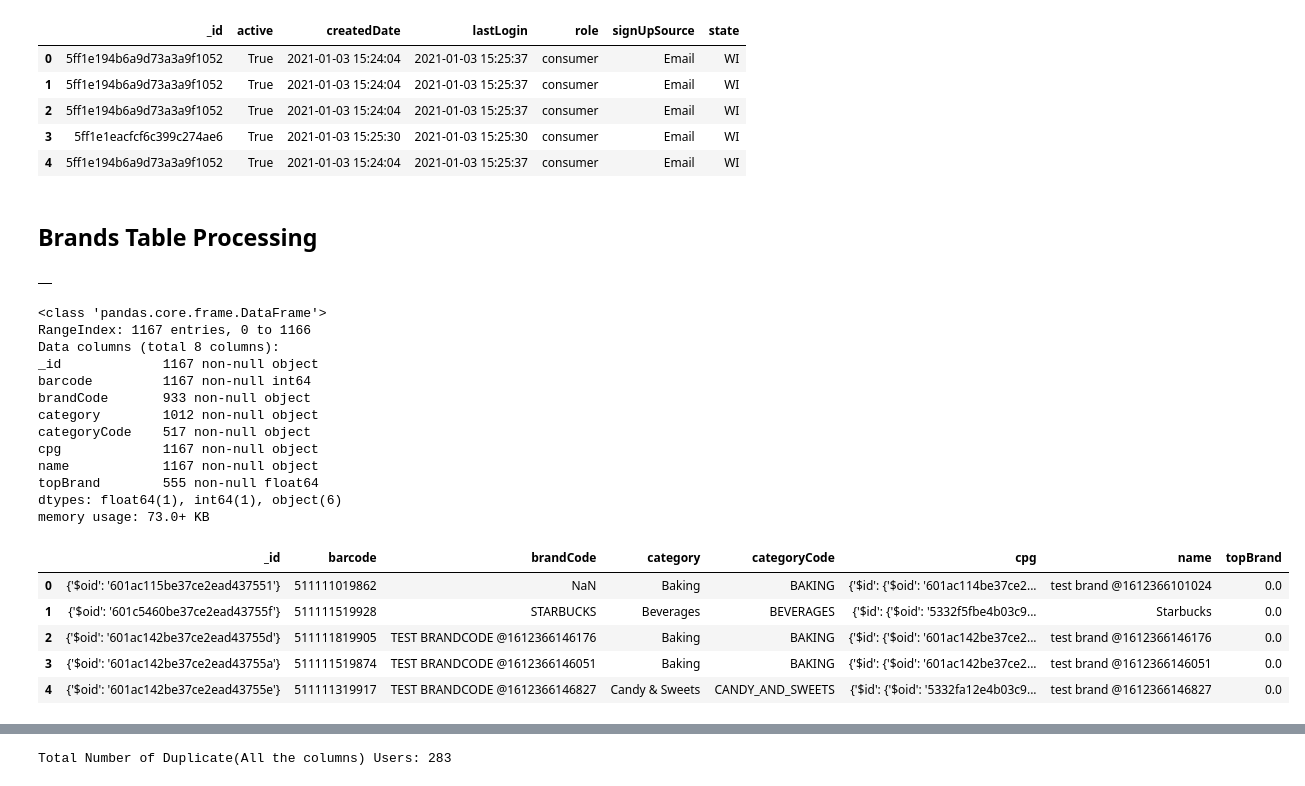
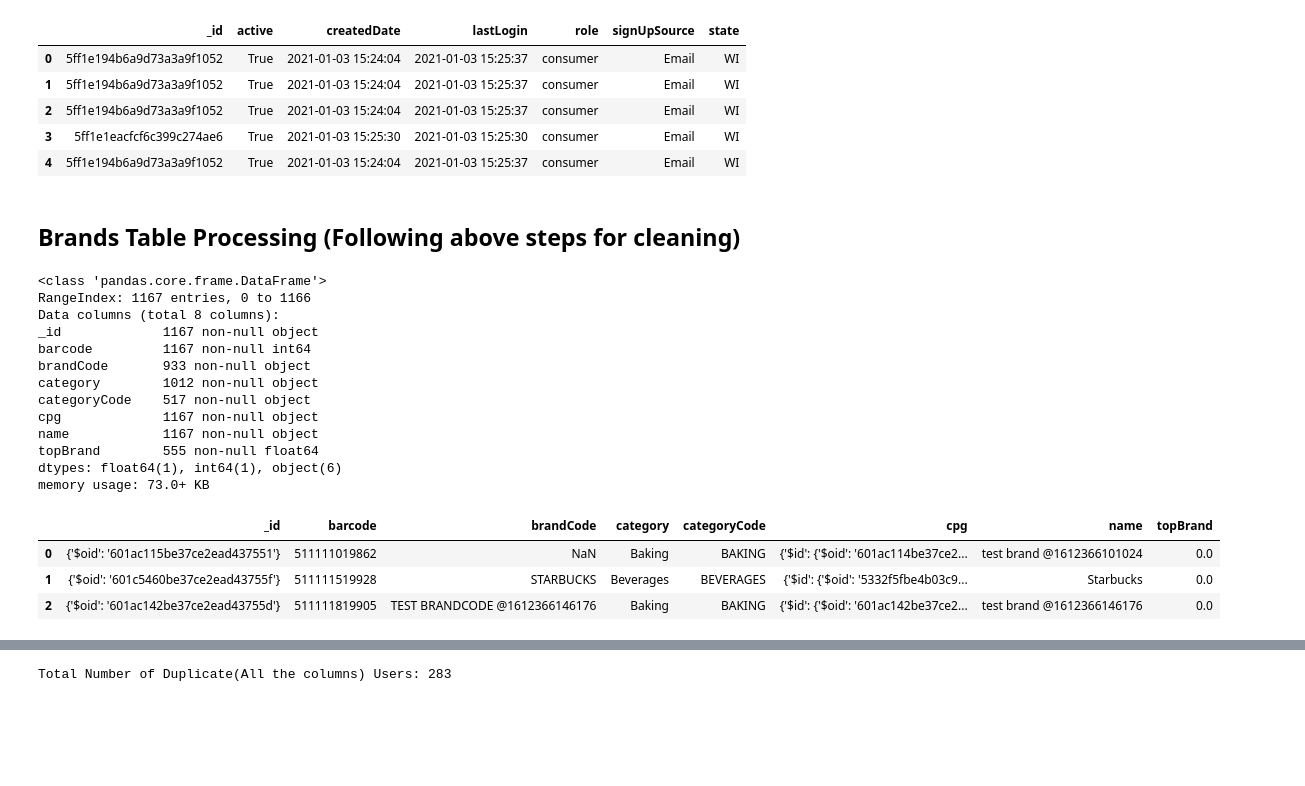
Before and after one commit to VirajMShukla/Data-Assessment---fetch_rewards-, a Jupyter notebook: fetch_rewards_coding.ipynb, the cells around one changed output, grey strips where cells are left out. Saved outputs shown, nothing was run; the diff lists cells and outputs as text; code cells hidden in the pictures; blank space fills up the shorter version.

```diff
--- a/fetch_rewards_coding.ipynb
+++ b/fetch_rewards_coding.ipynb
@@ -202,43 +227,29 @@ users.head()
 # %%
 users.to_csv('userstosql.csv')
 # %% [markdown]
-## Brands Table Processing
+## Brands Table Processing (Following above steps for cleaning)
-# %%
-l1 = []
-for i in range(len(brands)):
-    try:
-        l1.append(brands['cpg'].iloc[i])
-    except:
-        #print(brands['cpg'].iloc[i])
-        pass
-df_cpg = pd.DataFrame(l1)
-df_cpg.head()
-# %% [output]
-|  |
 # %%
 brands = pd.read_json('brands.json',lines=True)
 brands.info()
-brands.head()
+brands.head(3)
 # %% [output]
 <class 'pandas.core.frame.DataFrame'>
 RangeIndex: 1167 entries, 0 to 1166
 Data columns (total 8 columns):
 _id             1167 non-null object
 barcode         1167 non-null int64
 brandCode       933 non-null object
 category        1012 non-null object
 categoryCode    517 non-null object
 cpg             1167 non-null object
 name            1167 non-null object
 topBrand        555 non-null float64
 dtypes: float64(1), int64(1), object(6)
 memory usage: 73.0+ KB
 |  | _id | barcode | brandCode | category | categoryCode | cpg | name | topBrand |
 | 0 | {'$oid': '601ac115be37ce2ead437551'} | 511111019862 | NaN | Baking | BAKING | {'$id': {'$oid': '601ac114be37ce2... | test brand @1612366101024 | 0.0 |
 | 1 | {'$oid': '601c5460be37ce2ead43755f'} | 511111519928 | STARBUCKS | Beverages | BEVERAGES | {'$id': {'$oid': '5332f5fbe4b03c9... | Starbucks | 0.0 |
 | 2 | {'$oid': '601ac142be37ce2ead43755d'} | 511111819905 | TEST BRANDCODE @1612366146176 | Baking | BAKING | {'$id': {'$oid': '601ac142be37ce2... | test brand @1612366146176 | 0.0 |
-| 3 | {'$oid': '601ac142be37ce2ead43755a'} | 511111519874 | TEST BRANDCODE @1612366146051 | Baking | BAKING | {'$id': {'$oid': '601ac142be37ce2... | test brand @1612366146051 | 0.0 |
-| 4 | {'$oid': '601ac142be37ce2ead43755e'} | 511111319917 | TEST BRANDCODE @1612366146827 | Candy & Sweets | CANDY_AND_SWEETS | {'$id': {'$oid': '5332fa12e4b03c9... | test brand @1612366146827 | 0.0 |
 # %%
 brands['_id'] = brands['_id'].apply(lambda x: x['$oid'])
 brands['cpg_id']=brands['cpg'].apply(lambda x: x['$id']['$oid'])
```
Also changed, not shown: parts of 77 cells of this notebook, 4 other files.
